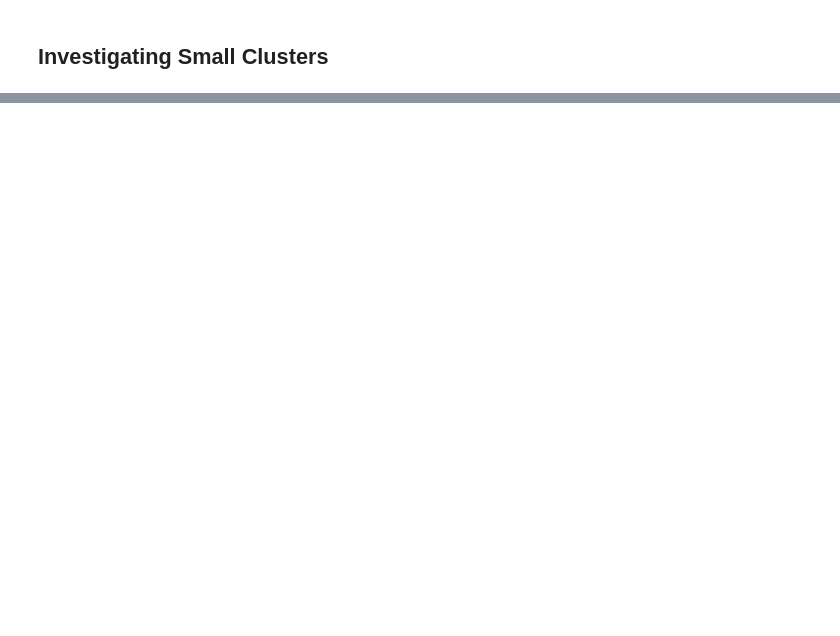
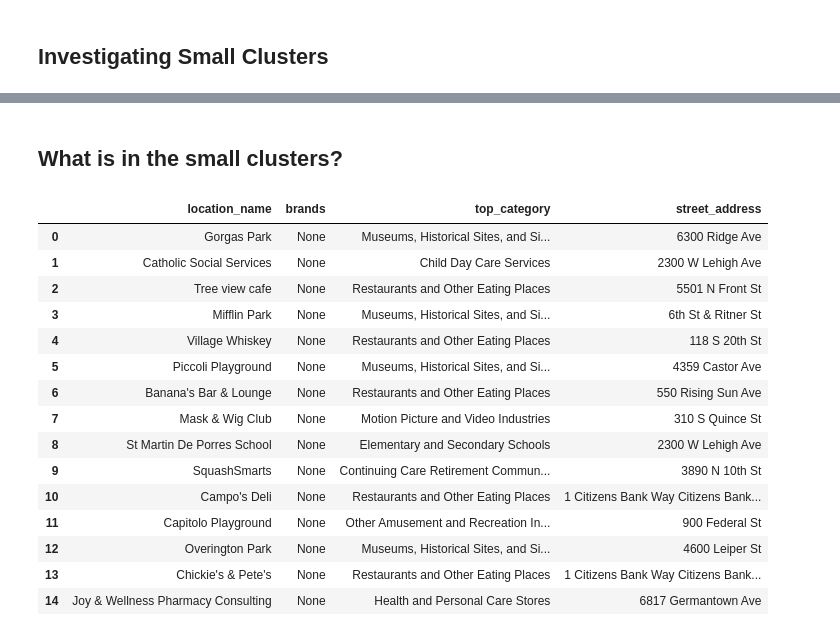
Before and after one commit to hkronenb/HK_DATS_Practicum, a Jupyter notebook: notebooks/Cluster Plot.ipynb, the cells around one changed output, grey strips where cells are left out. Drawn from its saved outputs; the diff is of its cells as text; code cells hidden in the pictures; blank space fills up the shorter version.

```diff
--- a/notebooks/Cluster Plot.ipynb
+++ b/notebooks/Cluster Plot.ipynb
@@ -385,0 +399,26 @@ plt.show()
+# %% [markdown]
+## What is in the small clusters?
+# %%
+# Sample a store from each of the small clusters to get a sense of what it is?
+cluster = 7
+sample = clusters.loc[(clusters['cluster'] == cluster)].sample(15)
+# join sample to philly_places and print
+sample = sample[['safegraph_place_id']].merge(places, on = 'safegraph_place_id')
+sample[['location_name','brands', 'top_category', 'street_address']]
+# %% [output]
+|  | location_name | brands | top_category | street_address |
+| 0 | Gorgas Park | None | Museums, Historical Sites, and Si... | 6300 Ridge Ave |
+| 1 | Catholic Social Services | None | Child Day Care Services | 2300 W Lehigh Ave |
+| 2 | Tree view cafe | None | Restaurants and Other Eating Places | 5501 N Front St |
+| 3 | Mifflin Park | None | Museums, Historical Sites, and Si... | 6th St & Ritner St |
+| 4 | Village Whiskey | None | Restaurants and Other Eating Places | 118 S 20th St |
+| 5 | Piccoli Playground | None | Museums, Historical Sites, and Si... | 4359 Castor Ave |
+| 6 | Banana's Bar & Lounge | None | Restaurants and Other Eating Places | 550 Rising Sun Ave |
+| 7 | Mask & Wig Club | None | Motion Picture and Video Industries | 310 S Quince St |
+| 8 | St Martin De Porres School | None | Elementary and Secondary Schools | 2300 W Lehigh Ave |
+| 9 | SquashSmarts | None | Continuing Care Retirement Commun... | 3890 N 10th St |
+| 10 | Campo's Deli | None | Restaurants and Other Eating Places | 1 Citizens Bank Way Citizens Bank... |
+| 11 | Capitolo Playground | None | Other Amusement and Recreation In... | 900 Federal St |
+| 12 | Overington Park | None | Museums, Historical Sites, and Si... | 4600 Leiper St |
+| 13 | Chickie's & Pete's | None | Restaurants and Other Eating Places | 1 Citizens Bank Way Citizens Bank... |
+| 14 | Joy & Wellness Pharmacy Consulting | None | Health and Personal Care Stores | 6817 Germantown Ave |
```
Also changed, not shown: parts of 18 cells of this notebook, 1 other file.
